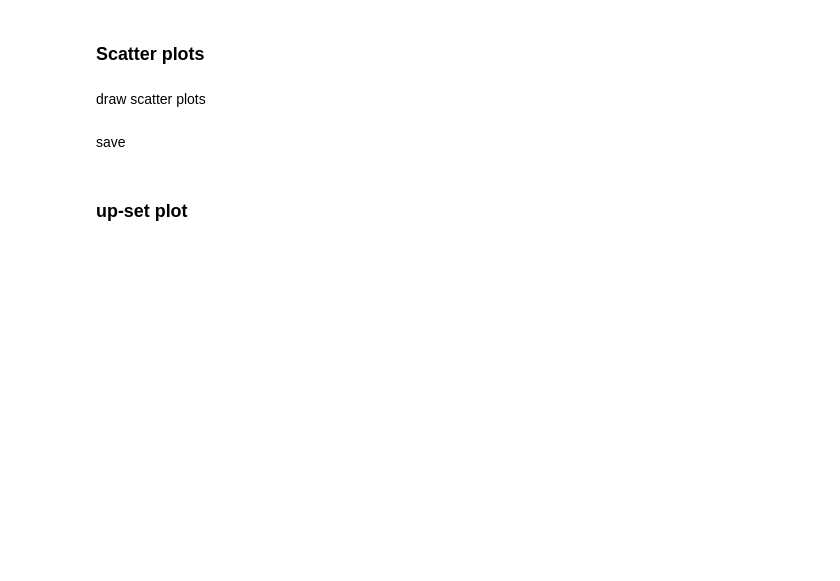
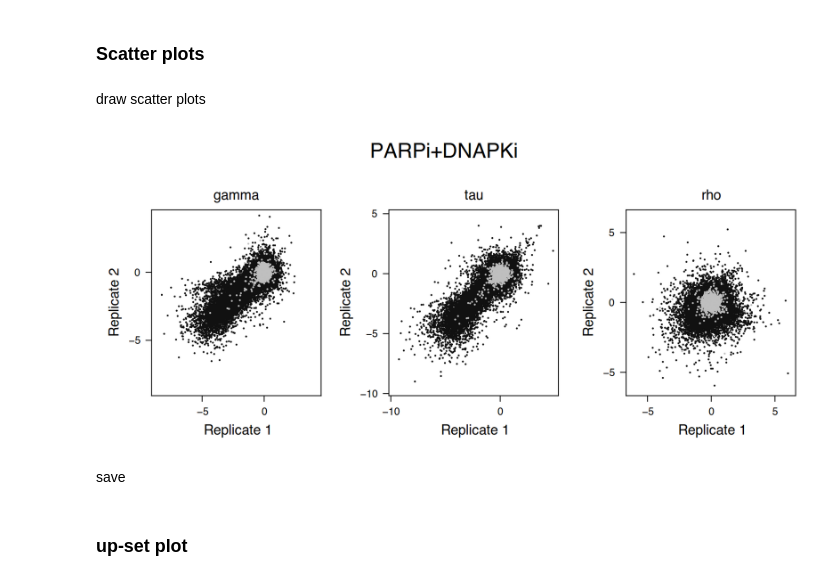
Before and after one commit to abearab/DDRi-screens, a Jupyter notebook: 1-evaluate-DDRi-v2-screens.ipynb, the cells around one changed output. Cells and saved outputs as stored; diff of their text form; code cells hidden in the pictures; blank space fills up the shorter version.

```diff
--- a/1-evaluate-DDRi-v2-screens.ipynb
+++ b/1-evaluate-DDRi-v2-screens.ipynb
@@ -159,0 +161,3 @@ run gsea
+# %%
+crispra_v2_screen_result_tables = get_annotated_result_table(crispra_v2_screen)
+crispri_v2_screen_result_tables = get_annotated_result_table(crispri_v2_screen)
@@ -181,0 +193,14 @@ for drug_name in drug_names.values():
+# %%
+crispri_v2_screen_gsea_results = {}
+
+for drug_name in crispri_v2_screen_result_tables.columns.get_level_values(0).unique():
+
+    print(drug_name)
+
+    _, res = run_rho_gsea_directional(
+        crispri_v2_screen_result_tables[drug_name],
+        var_col='score',
+        gmt=c5_gobp_gmt
+    )
+
+    crispri_v2_screen_gsea_results[drug_name] = res
@@ -184,6 +220,6 @@ for drug_name in drug_names.values():
 # %%
-crispri_screen.buildPhenotypeData(run_name='compare_reps', db_rate_col=None)
+crispri_v2_screen.buildPhenotypeData(run_name='compare_reps', db_rate_col=None)
 
-crispri_screen.pdata.obs['replicate'] = crispri_screen.pdata.obs.index.str[-1]#.astype(int)
-crispri_screen.pdata.obs['score_tag'] = crispri_screen.pdata.obs.index.str.split('::').str[0].str.split(':').str[0]
-crispri_screen.pdata.obs['comparison'] = crispri_screen.pdata.obs.index.str.split('::').str[0].str.split(':').str[1]
+crispri_v2_screen.pdata.obs['replicate'] = crispri_v2_screen.pdata.obs.index.str[-1]#.astype(int)
+crispri_v2_screen.pdata.obs['score_tag'] = crispri_v2_screen.pdata.obs.index.str.split('::').str[0].str.split(':').str[0]
+crispri_v2_screen.pdata.obs['comparison'] = crispri_v2_screen.pdata.obs.index.str.split('::').str[0].str.split(':').str[1]
@@ -297,7 +332,13 @@ figs_score_scatters = {}
 
 for drug_id, drug_name in drug_names.items():
 
-    figs_score_scatters[drug_name] = plot_score_scatters(screen, drug_name, untreated='DMSO', treated=drug_id)
+    figs_score_scatters[drug_name] = plot_score_scatters(
+        crispri_v2_screen, drug_name, untreated='DMSO', treated=drug_id
+    )
+# %%
+figs_score_scatters
+# %% [output]
+[figure, added]
 # %% [markdown]
 save
 # %%
```
Also changed, not shown: parts of 43 cells of this notebook, 3 other files.
